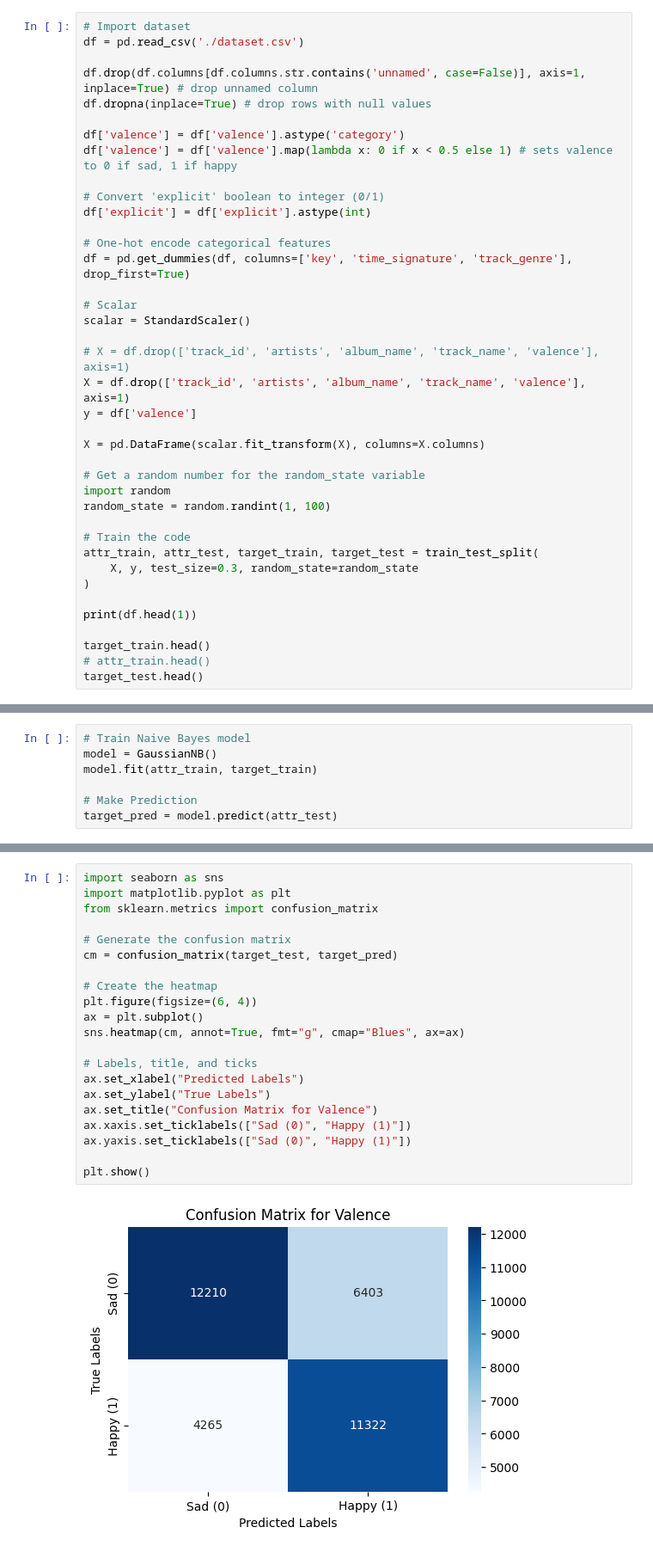
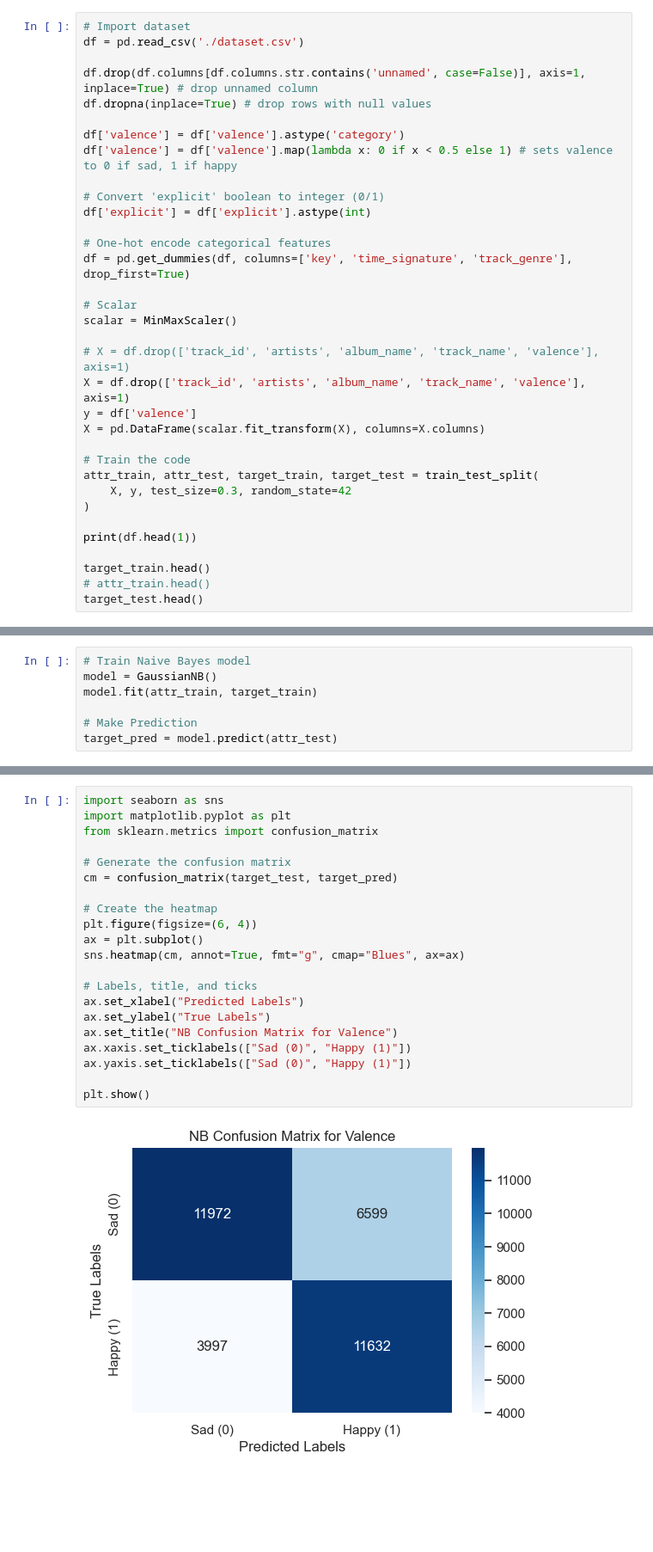
Before and after one commit to nfortes/music-happiness-predictor, a Jupyter notebook: music-happiness-predictor-NB.ipynb, the cells around one changed output, grey strips where cells are left out. Shown at 86% size. Saved outputs shown, nothing was run; the diff lists cells and outputs as text; blank space fills up the shorter version.

```diff
--- a/music-happiness-predictor-NB.ipynb
+++ b/music-happiness-predictor-NB.ipynb
@@ -29,21 +31,16 @@ df['explicit'] = df['explicit'].astype(int)
 df = pd.get_dummies(df, columns=['key', 'time_signature', 'track_genre'], drop_first=True)
 
 # Scalar
-scalar = StandardScaler()
+scalar = MinMaxScaler()
 
 # X = df.drop(['track_id', 'artists', 'album_name', 'track_name', 'valence'], axis=1)
 X = df.drop(['track_id', 'artists', 'album_name', 'track_name', 'valence'], axis=1)
 y = df['valence']
-
 X = pd.DataFrame(scalar.fit_transform(X), columns=X.columns)
-
-# Get a random number for the random_state variable
-import random
-random_state = random.randint(1, 100)
 
 # Train the code
 attr_train, attr_test, target_train, target_test = train_test_split(
-    X, y, test_size=0.3, random_state=random_state
+    X, y, test_size=0.3, random_state=42
 )
 
 print(df.head(1))
@@ -113,23 +110,23 @@ weighted avg       0.69      0.69      0.69     34200
 # %%
 import seaborn as sns
 import matplotlib.pyplot as plt
 from sklearn.metrics import confusion_matrix
 
 # Generate the confusion matrix
 cm = confusion_matrix(target_test, target_pred)
 
 # Create the heatmap
 plt.figure(figsize=(6, 4))
 ax = plt.subplot()
 sns.heatmap(cm, annot=True, fmt="g", cmap="Blues", ax=ax)
 
 # Labels, title, and ticks
 ax.set_xlabel("Predicted Labels")
 ax.set_ylabel("True Labels")
-ax.set_title("Confusion Matrix for Valence")
+ax.set_title("NB Confusion Matrix for Valence")
 ax.xaxis.set_ticklabels(["Sad (0)", "Happy (1)"])
 ax.yaxis.set_ticklabels(["Sad (0)", "Happy (1)"])
 
 plt.show()
 # %% [output]
-[figure, old version]
+[figure, new version]
```
Also changed, not shown: parts of 10 cells of this notebook, 4 other files.
